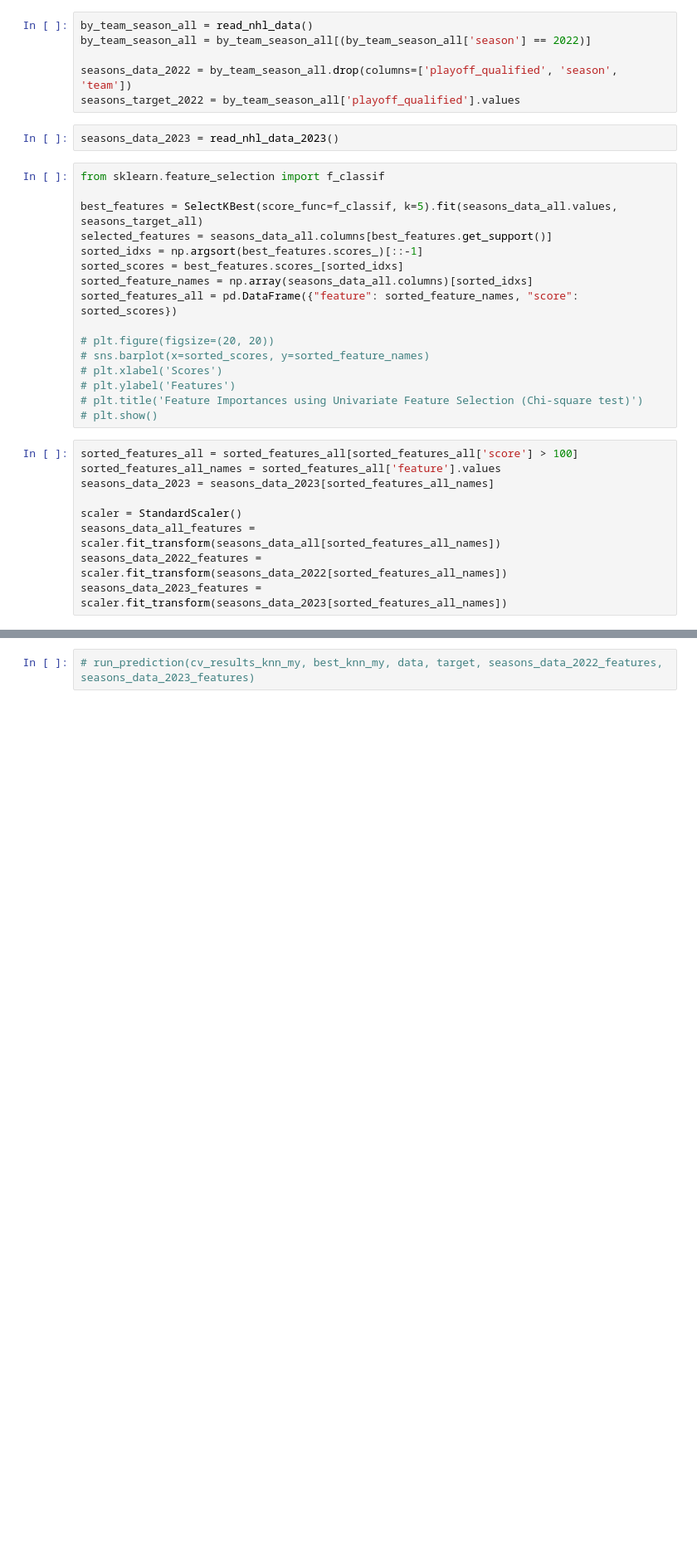
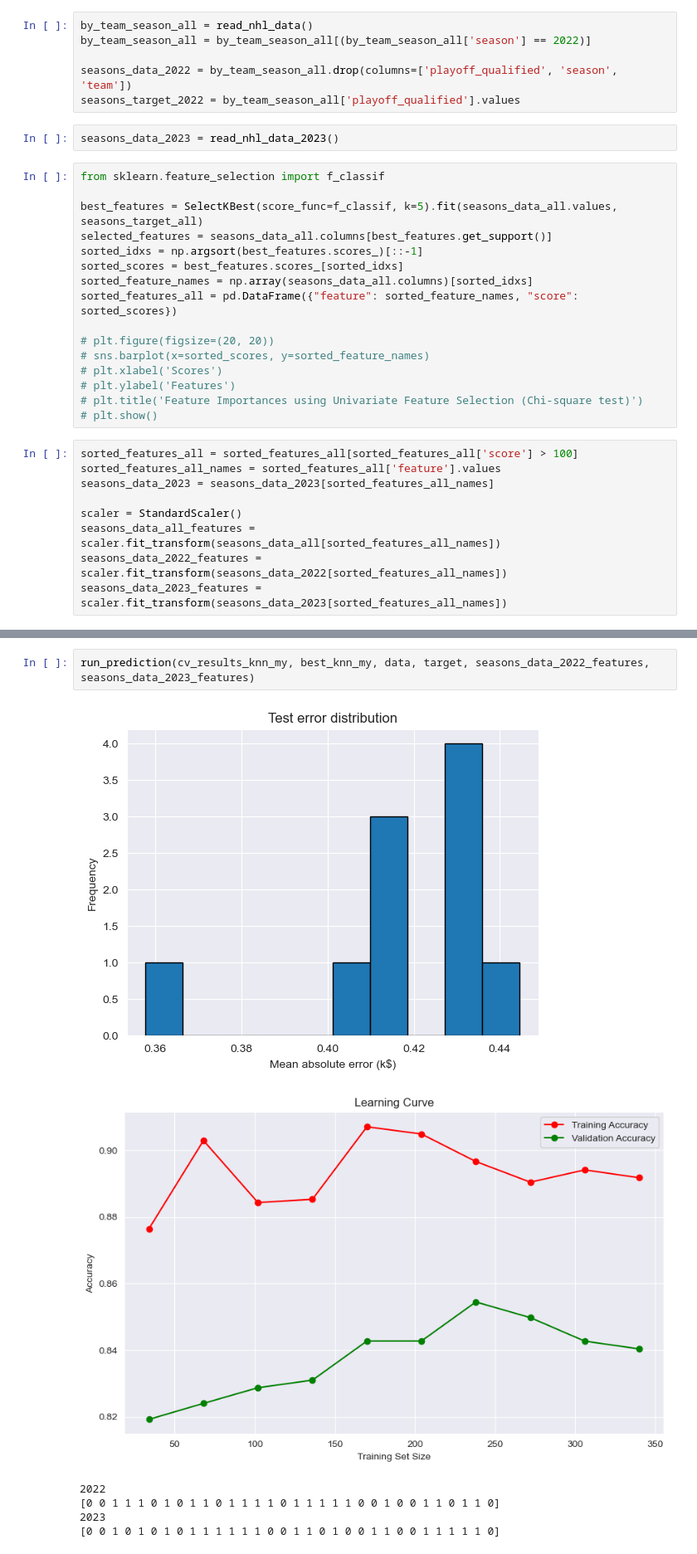
Before and after one commit to nixspirit/ml-projects, a Jupyter notebook: labs/midterm/middterm12.ipynb, the cells around one changed output, grey strips where cells are left out. Shown at 83% size. Drawn from its saved outputs; the diff is of its cells as text; blank space fills up the shorter version.

```diff
--- a/labs/midterm/middterm12.ipynb
+++ b/labs/midterm/middterm12.ipynb
@@ -219,7 +244,14 @@ run_prediction(cv_results_knn, best_knn, data, target, seasons_data_2022_feature
 2023
 [0 0 1 0 1 0 1 0 1 1 1 1 1 1 0 0 1 1 0 1 0 0 1 1 0 0 1 1 1 1 1 0]
 # %%
-# run_prediction(cv_results_knn_my, best_knn_my, data, target, seasons_data_2022_features, seasons_data_2023_features)
+run_prediction(cv_results_knn_my, best_knn_my, data, target, seasons_data_2022_features, seasons_data_2023_features)
+# %% [output]
+[figure, added]
+[figure, added]
+2022
+[0 0 1 1 1 0 1 0 1 1 0 1 1 1 1 0 1 1 1 1 1 0 0 1 0 0 1 1 0 1 1 0]
+2023
+[0 0 1 0 1 0 1 0 1 1 1 1 1 1 0 0 1 1 0 1 0 0 1 1 0 0 1 1 1 1 1 0]
 # %%
 run_prediction(cv_results_dec_tree, best_dec_tree, data, target, seasons_data_2022_features, seasons_data_2023_features)
 # %% [output]
```
Also changed, not shown: parts of 7 cells of this notebook.
